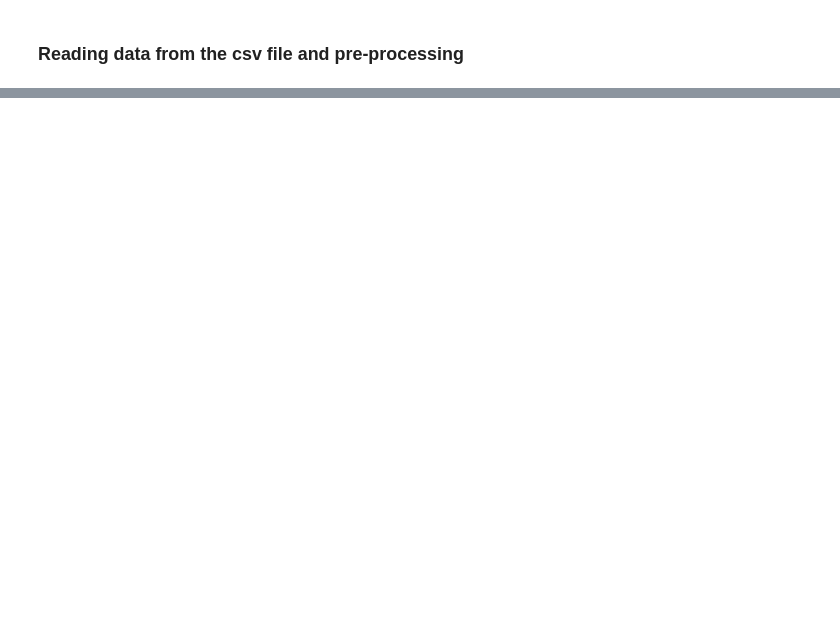
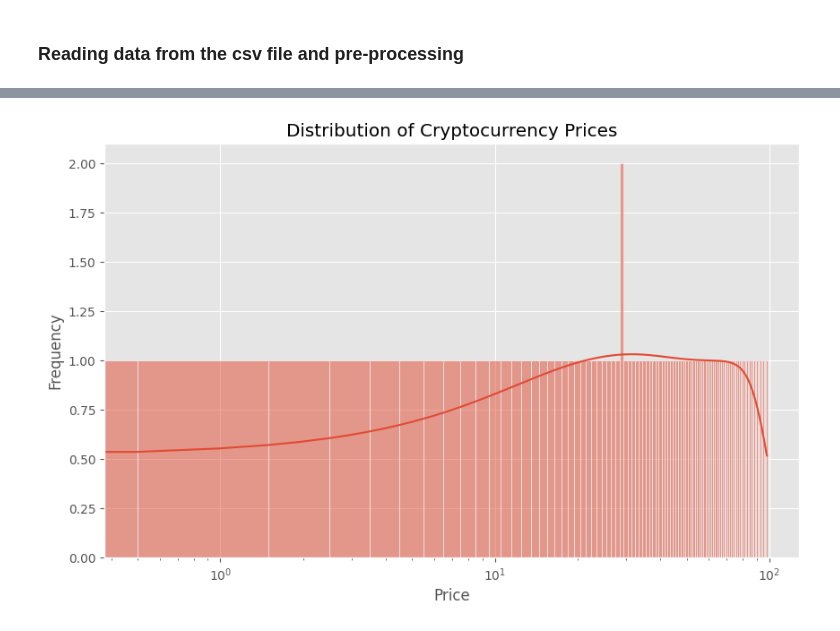
Before and after one commit to VeIskar/Python-Crypto_Webscraper, a Jupyter notebook: analysis.ipynb, the cells around one changed output, grey strips where cells are left out. Drawn from its saved outputs; the diff is of its cells as text; code cells hidden in the pictures; blank space fills up the shorter version.

```diff
--- a/analysis.ipynb
+++ b/analysis.ipynb
@@ -83,0 +130,30 @@ ValueError: could not convert string to float: '0.2%'
+# %%
+#price histogram
+print("Prices histogram")
+plt.figure(figsize=(10, 6))
+sns.histplot(df_data['Price'], bins=50, kde=True)
+plt.xlabel('Price')
+plt.ylabel('Frequency')
+plt.title('Distribution of Cryptocurrency Prices')
+plt.xscale('log')
+plt.show()
+
+#market cap histogram
+print("\Market Cap")
+plt.figure(figsize=(12, 7))
+sns.histplot(df_data['Market Cap'], bins=50, kde=True)
+plt.xlabel('Market Cap')
+plt.ylabel('Frequency')
+plt.title('Distribution of Cryptocurrency Market Caps')
+plt.xscale('log')
+plt.show()
+
+#24-hour percentage
+plt.figure(figsize=(10, 6))
+sns.histplot(data['24h'], bins=20, kde=True)
+plt.xlabel('24h Change')
+plt.ylabel('Count')
+plt.title('Distribution of 24h Change')
+plt.show()
+# %% [output]
+[figure, added]
```
Also changed, not shown: parts of 9 cells of this notebook.
